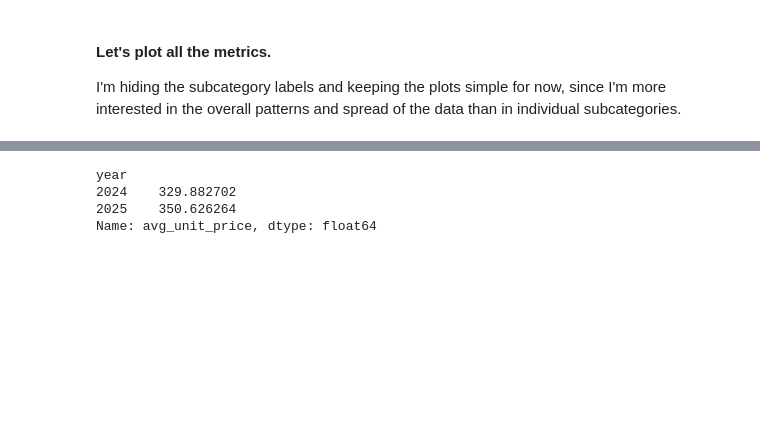
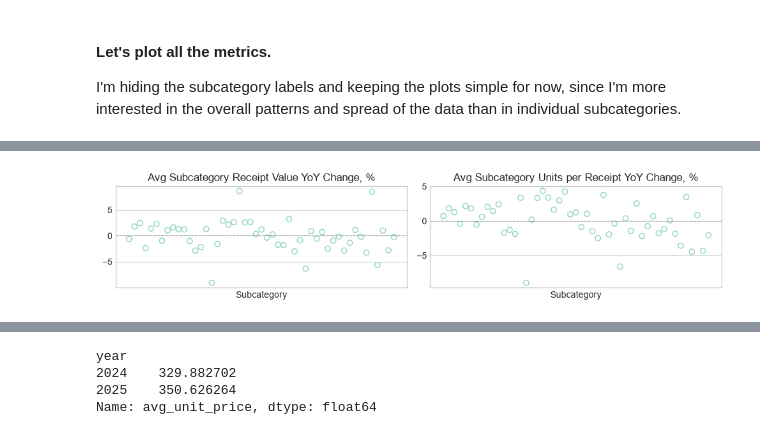
Before and after one commit to TAbramovskaya/dear-neighbour, a Jupyter notebook: python/sales_drivers.ipynb, the cells around one changed output, grey strips where cells are left out. Cells and saved outputs as stored; diff of their text form; code cells hidden in the pictures; blank space fills up the shorter version.

```diff
--- a/python/sales_drivers.ipynb
+++ b/python/sales_drivers.ipynb
@@ -133 +167,10 @@ I'm hiding the subcategory labels and keeping the plots simple for now, since I'
+# %%
+metrics = [
+    ('avg_subcategory_receipt_value_change', 'Avg Subcategory Receipt Value YoY Change, %', 'Change, %'),
+    ('avg_subcategory_units_per_receipt_change', 'Avg Subcategory Units per Receipt YoY Change, %', 'Change, %'),
+]
+
+scatter_matrix_show(metrics)
+# %% [output]
+[figure, added]
 # %%
```
Also changed, not shown: parts of 7 cells of this notebook.
